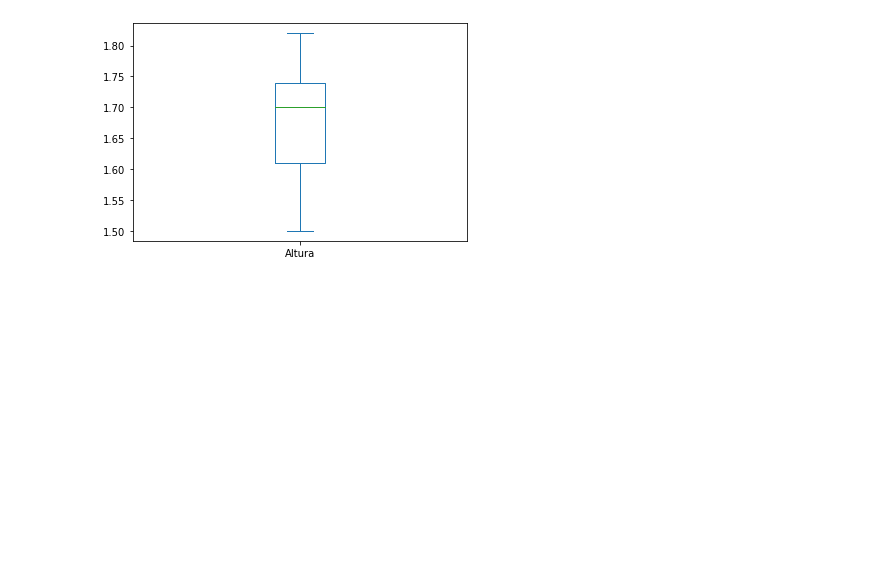
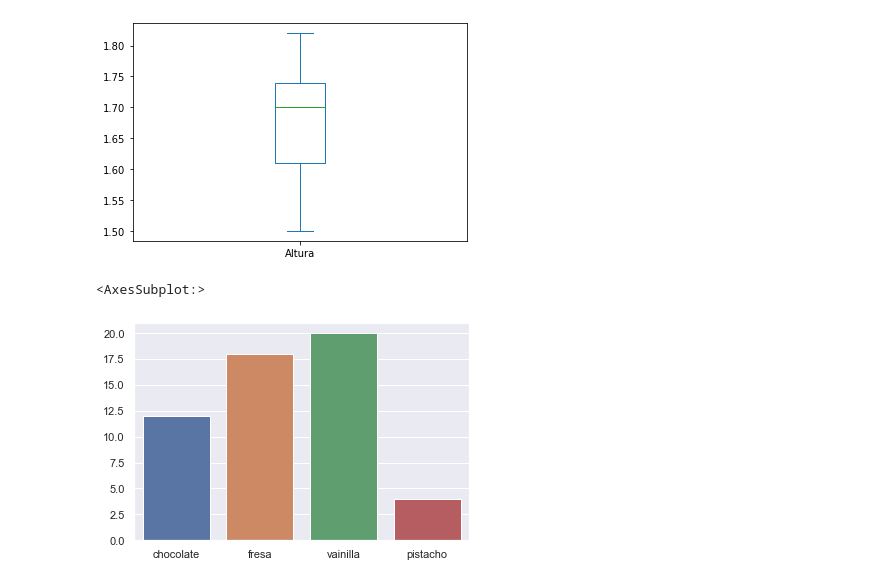
Before and after one commit to 2020freddyoscar2021/py_PYTHON, a Jupyter notebook: TUTO-Graficos.ipynb, the cells around one changed output. Drawn from its saved outputs; the diff is of its cells as text; code cells hidden in the pictures; blank space fills up the shorter version.

```diff
--- a/TUTO-Graficos.ipynb
+++ b/TUTO-Graficos.ipynb
@@ -76,3 +78,15 @@ df.Altura.plot.box()
 # %% [output]
 <AxesSubplot:>
 [figure]
+# %%
+#grafico de columnas colore
+import seaborn as sb
+import numpy as np
+
+barras = ["chocolate","fresa","vainilla","pistacho"] # sabores de helados
+preferencias = np.array([12,18,20,4]) # cuantos prefieren cada sabor
+sb.set(font_scale = 1) # es para que la letra sea temaño 1
+sb.barplot(barras, preferencias)
+# %% [output]
+<AxesSubplot:>
+[figure, added]
```
Also changed, not shown: parts of 3 cells of this notebook.
